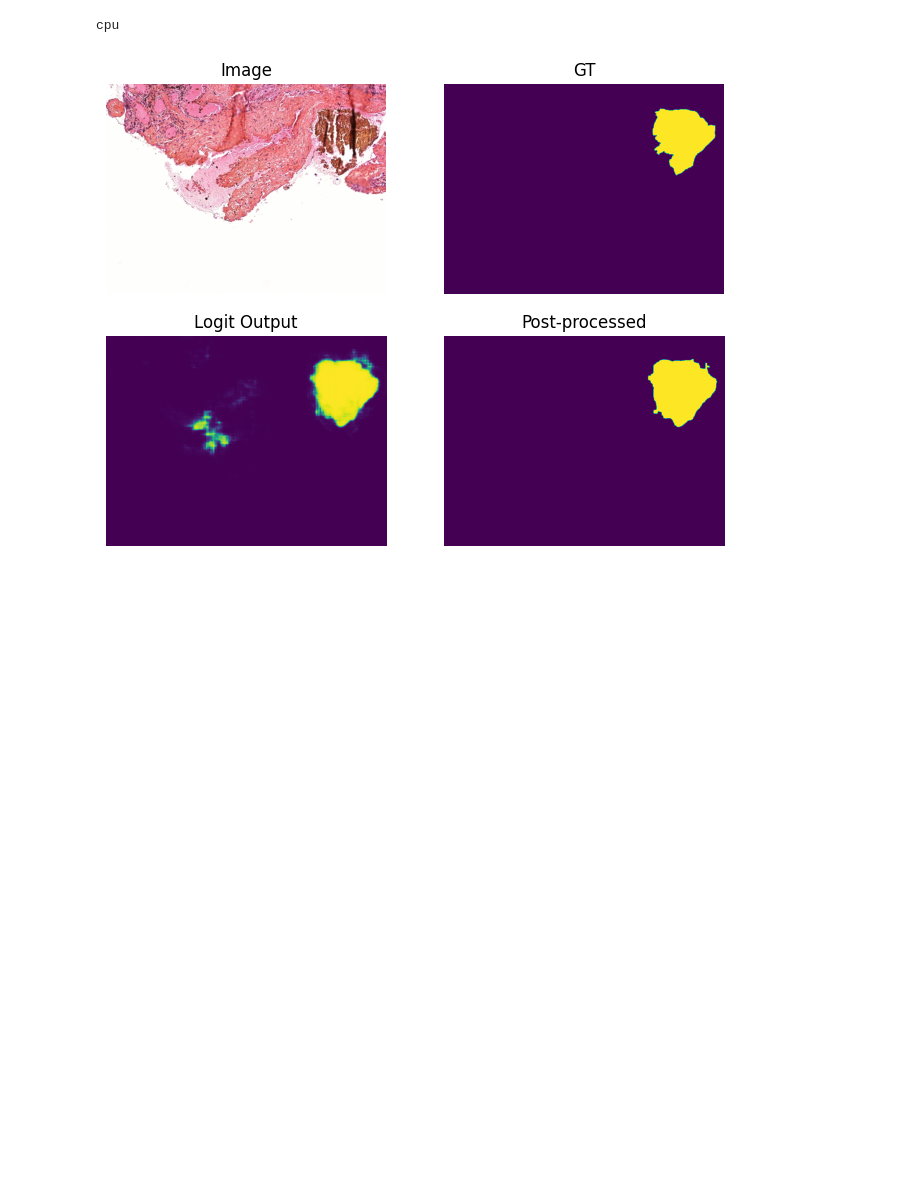
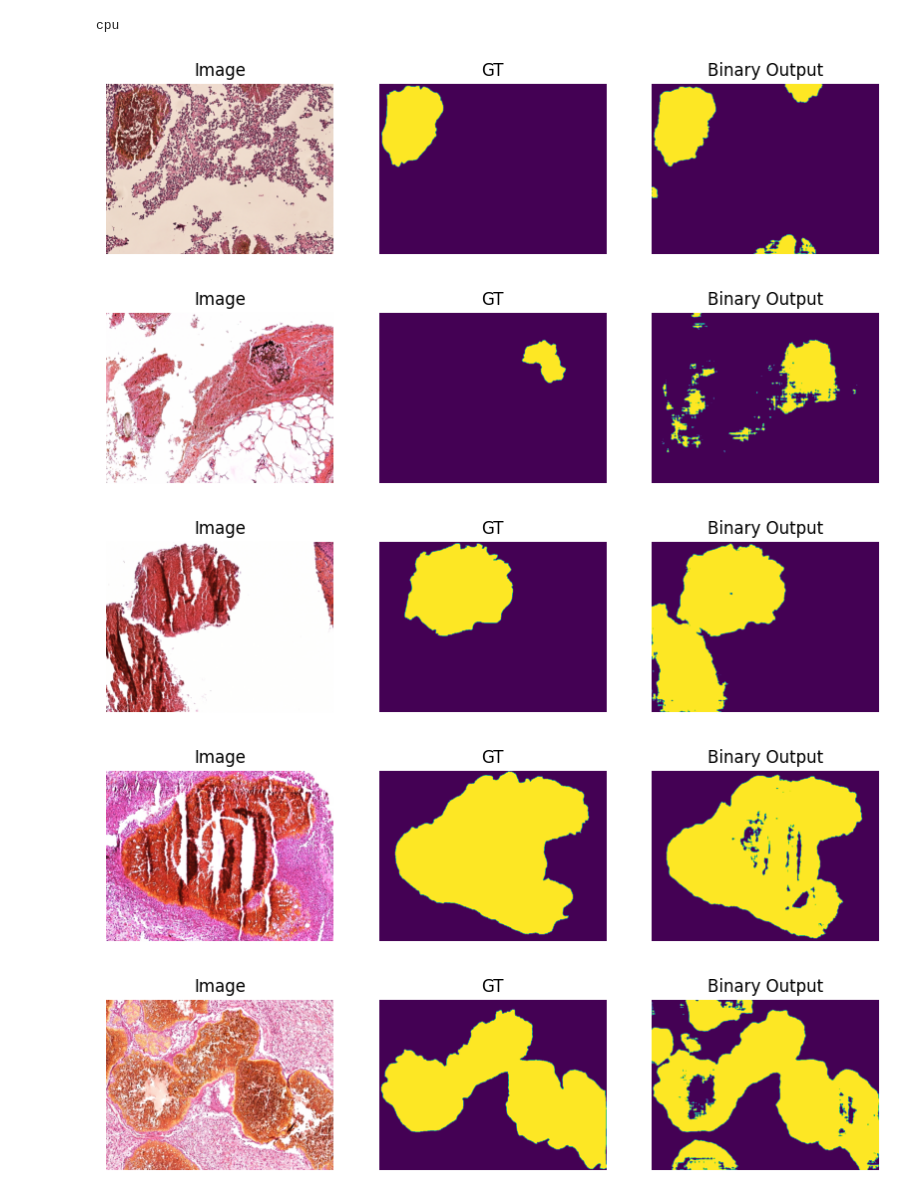
Before and after one commit to oliverjm1/mycetoma_segmentation, a Jupyter notebook: notebooks/save_masks.ipynb, the cells around one changed output. Drawn from its saved outputs; the diff is of its cells as text; code cells hidden in the pictures; blank space fills up the shorter version.

```diff
--- a/notebooks/save_masks.ipynb
+++ b/notebooks/save_masks.ipynb
@@ -53,8 +53,8 @@ train_loader = DataLoader(train_dataset, batch_size=1, shuffle=False)
 val_loader = DataLoader(val_dataset, batch_size=1, shuffle=False)
 # %%
 # Create and load model save
-model = UNet2D(3, 1, 8)
-state_dict = torch.load('../model_saves/updated_and_augmented_best_model.pth', map_location=torch.device(device))
+model = UNetMultiTask(3, 1, 8)
+state_dict = torch.load('../model_saves/train_bs_8_lr_2e-4_lw_0.2_best_model.pth', map_location=torch.device(device))
 
 # Sometimes, the model dictionary keys contain 'module.' prefix which we don't want
 remove_prefix = True
@@ -111,35 +116,37 @@ with torch.no_grad():
 # %%
 # Check a few
 
-test_path = val_paths[67]
+for i in range(440, 450):
 
-image, gt = return_image_and_mask(DATA_DIR, test_path)
+    test_path = train_paths[i]
 
-rel_path = test_path.split('/', 1)[1] # remove first directory
-logit_mask_path = os.path.join('multitask_validation', rel_path)
-postproc_mask_path = os.path.join('multitask_postproc_validation', rel_path)
+    image, gt = return_image_and_mask(DATA_DIR, test_path)
 
-logit_pred = return_mask(DATA_DIR, logit_mask_path)
-postproc_pred = return_mask(DATA_DIR, postproc_mask_path)
+    rel_path = test_path.split('/', 1)[1] # remove first directory
+    #logit_mask_path = os.path.join('multitask_validation', rel_path)
+    binary_mask_path = os.path.join('best_model_training_binary', rel_path)
 
-# Plot prediction before and after processing
-fig, ax = plt.subplots(2, 2, figsize=(8, 6))
-ax[0][0].imshow(image)
-ax[0][0].set_title('Image')
-ax[0][0].axis('off')
+    #logit_pred = return_mask(DATA_DIR, logit_mask_path)
+    binary_pred = return_mask(DATA_DIR, binary_mask_path)
 
-ax[0][1].imshow(gt)
-ax[0][1].set_title('GT')
-ax[0][1].axis('off')
+    # Plot prediction before and after processing
+    fig, ax = plt.subplots(1, 3, figsize=(10, 5))
+    ax[0].imshow(image)
+    ax[0].set_title('Image')
+    ax[0].axis('off')
 
-ax[1][0].imshow(logit_pred)
-ax[1][0].set_title('Logit Output')
-ax[1][0].axis('off')
+    ax[1].imshow(gt)
+    ax[1].set_title('GT')
+    ax[1].axis('off')
 
-ax[1][1].imshow(postproc_pred)
-ax[1][1].set_title('Post-processed')
-ax[1][1].axis('off')
+    ax[2].imshow(binary_pred)
+    ax[2].set_title('Binary Output')
+    ax[2].axis('off')
 
-plt.show()
+    plt.show()
 # %% [output]
-[figure, old version]
+[figure, new version]
+[figure, added]
+[figure, added]
+[figure, added]
+[figure, added]
```
Also changed, not shown: parts of 2 cells of this notebook, 2 other files.
